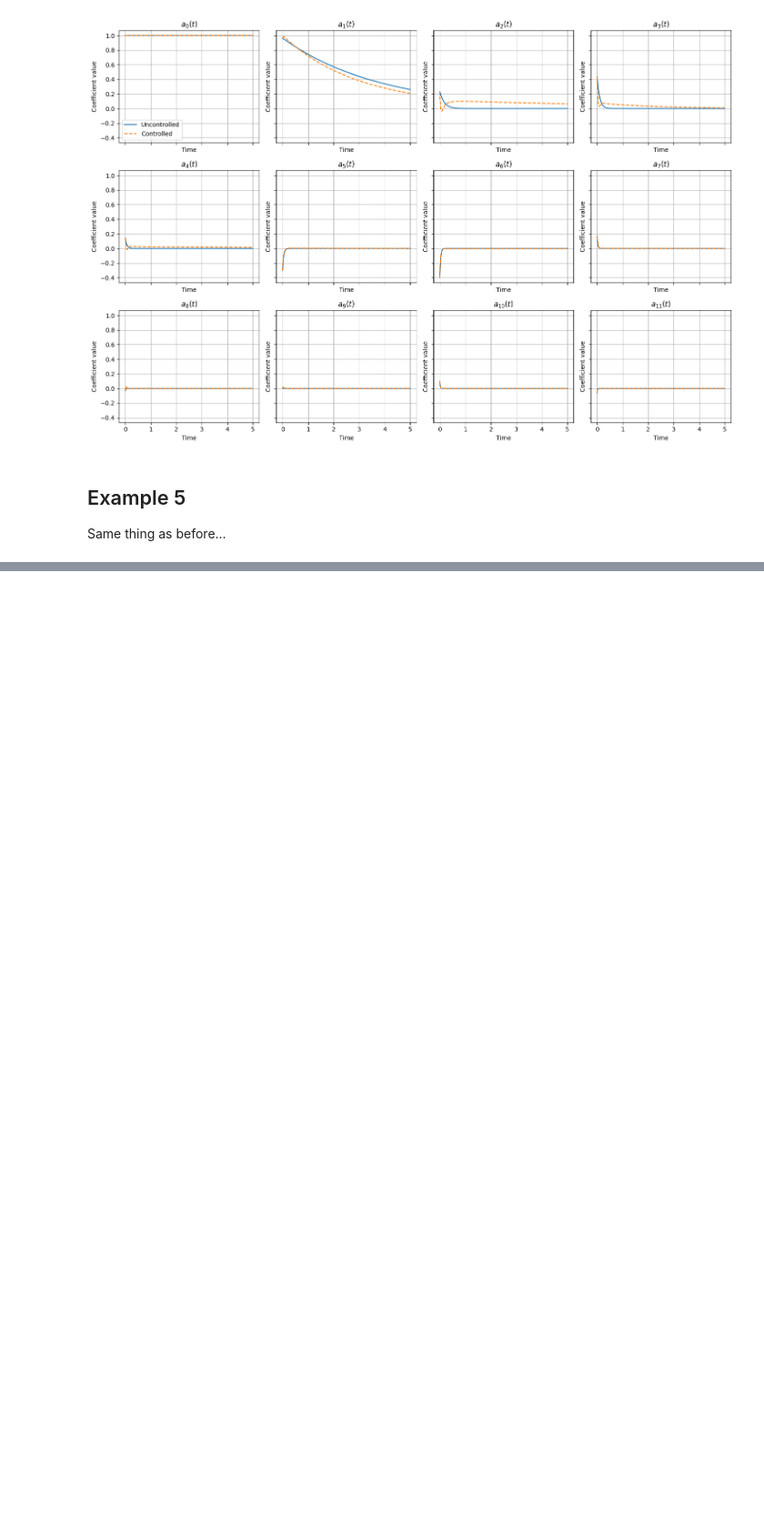
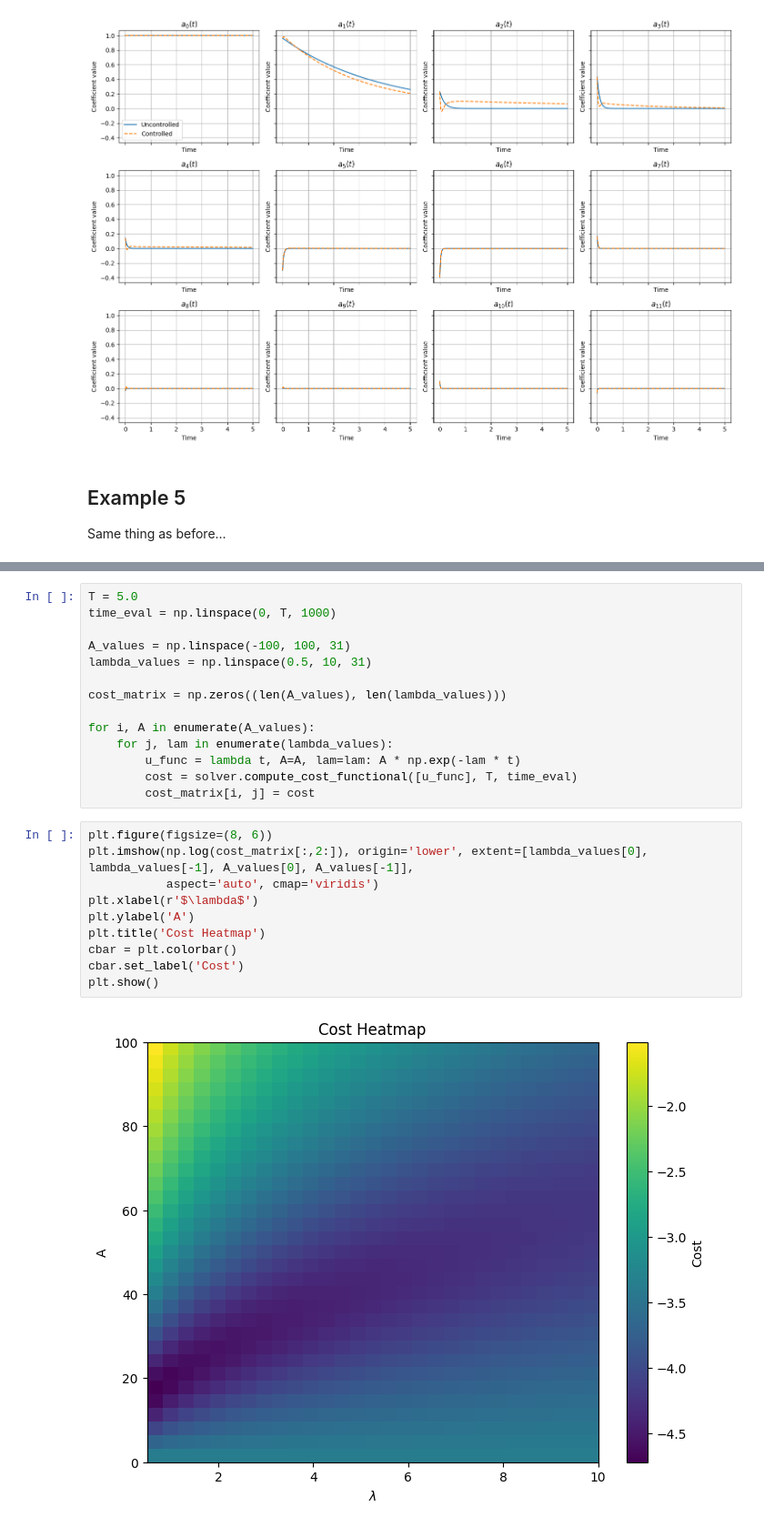
Before and after one commit to lucasmoschen/spectral-fp-opt-control, a Jupyter notebook: notebooks/optimal_control_problem.ipynb, the cells around one changed output, grey strips where cells are left out. Shown at 91% size. Saved outputs shown, nothing was run; the diff lists cells and outputs as text; blank space fills up the shorter version.

Commit message:
introducing cost functional function

```diff
--- a/notebooks/optimal_control_problem.ipynb
+++ b/notebooks/optimal_control_problem.ipynb
@@ -756,0 +800,26 @@ plt.show()
+# %%
+T = 5.0
+time_eval = np.linspace(0, T, 1000)
+
+A_values = np.linspace(-100, 100, 31)
+lambda_values = np.linspace(0.5, 10, 31)
+
+cost_matrix = np.zeros((len(A_values), len(lambda_values)))
+
+for i, A in enumerate(A_values):
+    for j, lam in enumerate(lambda_values):
+        u_func = lambda t, A=A, lam=lam: A * np.exp(-lam * t)
+        cost = solver.compute_cost_functional([u_func], T, time_eval)
+        cost_matrix[i, j] = cost
+# %%
+plt.figure(figsize=(8, 6))
+plt.imshow(np.log(cost_matrix[:,2:]), origin='lower', extent=[lambda_values[0], lambda_values[-1], A_values[0], A_values[-1]],
+           aspect='auto', cmap='viridis')
+plt.xlabel(r'$\lambda$')
+plt.ylabel('A')
+plt.title('Cost Heatmap')
+cbar = plt.colorbar()
+cbar.set_label('Cost')
+plt.show()
+# %% [output]
+[figure, added]
```
Also changed, not shown: parts of 5 cells of this notebook, 1 other file.
